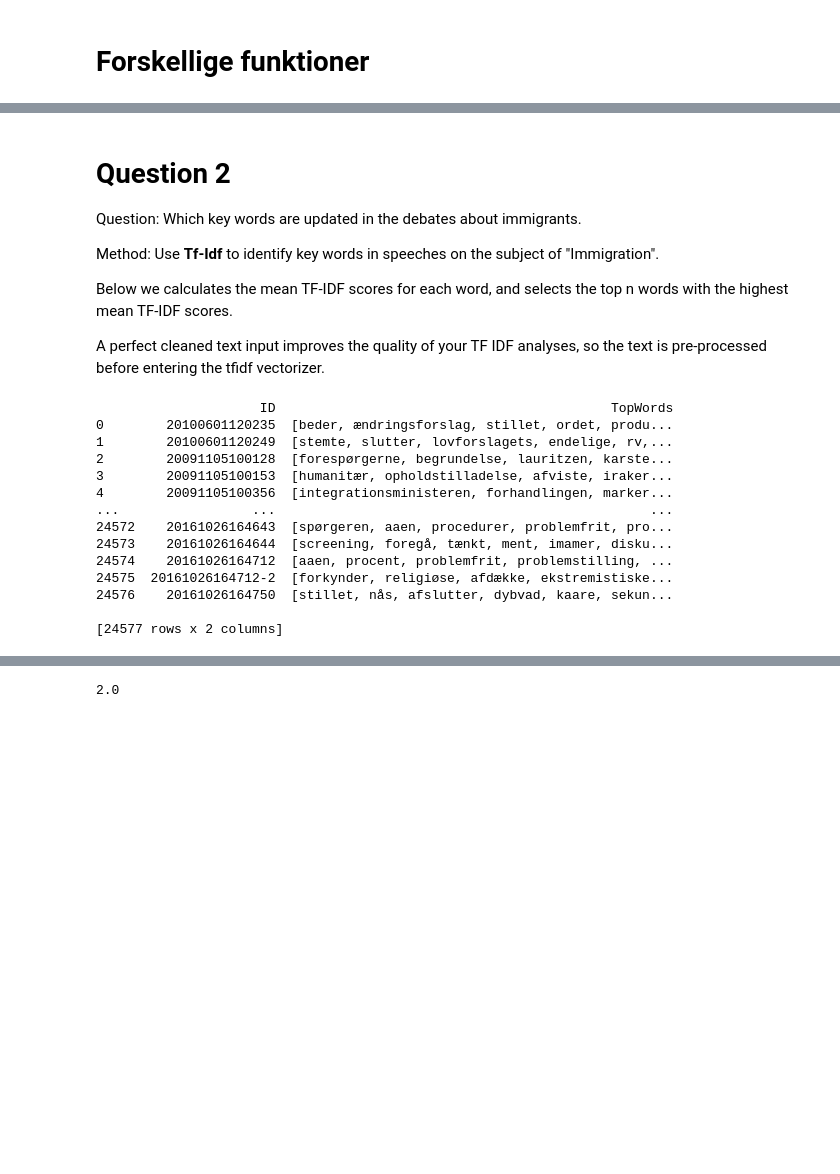
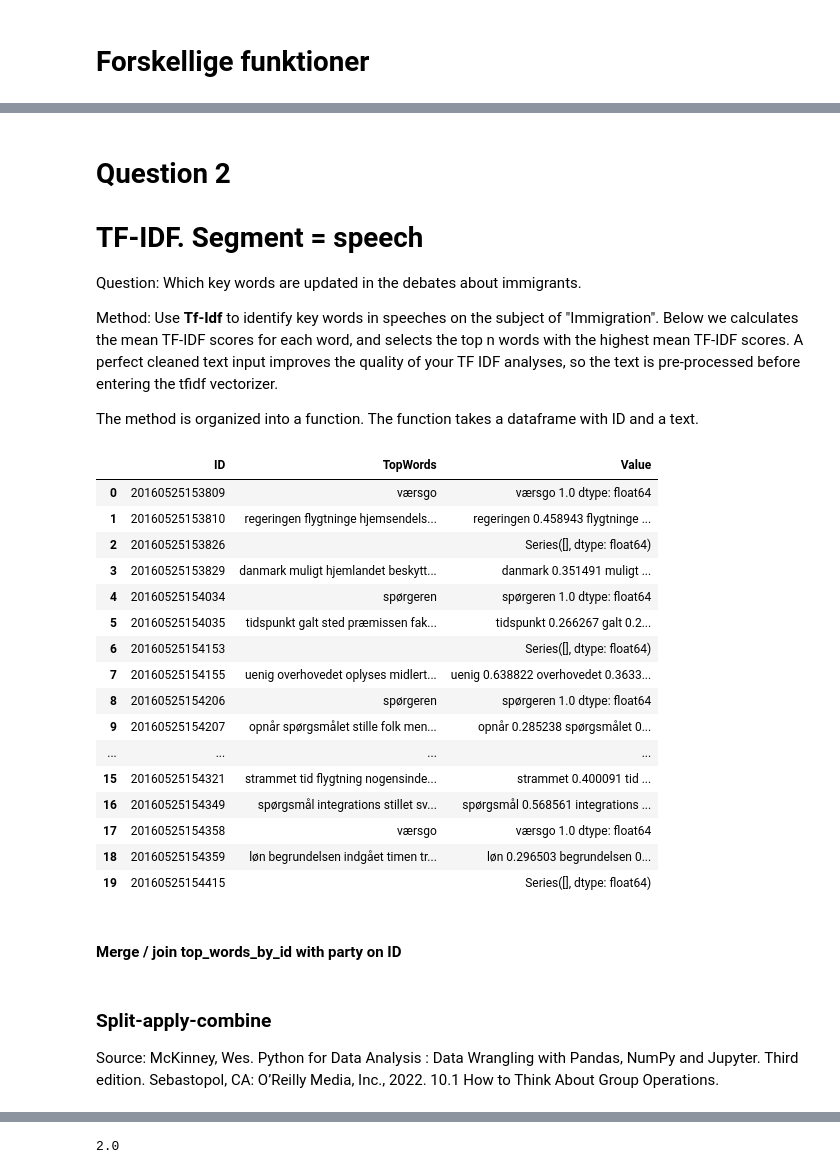
Before and after one commit to lrskjr/digital-data-analysis-itu, a Jupyter notebook: code/Lars/exam project 1.ipynb, the cells around one changed output, grey strips where cells are left out. Cells and saved outputs as stored; diff of their text form; code cells hidden in the pictures; blank space fills up the shorter version.

```diff
--- a/code/Lars/exam project 1.ipynb
+++ b/code/Lars/exam project 1.ipynb
@@ -280,15 +281,15 @@ result_dataframe
 | 19 | 20100531101249 | 1.000000 | 8.000000 | [(Fru, PROPN), (Line, PROPN), (Ba... | {'PROPN': 3, 'ADP': 1, 'DET': 1, ... | {'fru': 1, 'line': 1, 'barfod': 1... |
 # %% [markdown]
 # Question 2
+# TF-IDF. Segment = speech
 
 Question: Which key words are updated in the debates about immigrants.
 
 Method: Use **Tf-Idf** to identify key words in speeches on the subject of "Immigration".
+Below we calculates the mean TF-IDF scores for each word, and selects the top n words with the highest mean TF-IDF scores.
+A perfect cleaned text input improves the quality of your TF IDF analyses, so the text is pre-processed before entering the tfidf vectorizer.
 
-
-Below we calculates the mean TF-IDF scores for each word, and selects the top n words with the highest mean TF-IDF scores.
-
-A perfect cleaned text input improves the quality of your TF IDF analyses, so the text is pre-processed before entering the tfidf vectorizer.
+The method is organized into a function. The function takes a dataframe with ID and a text.
 # %%
 import pandas as pd
 from sklearn.feature_extraction.text import TfidfVectorizer
@@ -336,13 +337,16 @@ def get_most_specific_words(df, n=20):
         current_id_df = tfidf_df[df['ID'] == unique_id]
 
         # Calculate the mean TF-IDF score for each word
-        mean_tfidf_scores = current_id_df.mean()
+        mean_tfidf_scores = current_id_df.mean() # Hvorfor mean?
 
         # Sort the words by mean TF-IDF score in descending order
-        top_words = mean_tfidf_scores.sort_values(ascending=False).head(n)
+        top_words_scores = mean_tfidf_scores.sort_values(ascending=False).head(n)
 
-        # Create a new DataFrame for the current ID and top words
-        id_top_words_df = pd.DataFrame({'ID': [unique_id], 'TopWords': [top_words.index.tolist()]})
+        # Store words with TF-IDF score higher than zero
+        top_words = top_words_scores[top_words_scores.values > 0]
+
+        # Create a new DataFrame for the current ID, top words, and topwords and values
+        id_top_words_df = pd.DataFrame({'ID': [unique_id], 'TopWords': [' '.join(top_words.index.tolist())], 'Value': [top_words]})
 
         # Concatenate the current ID's top words with the result DataFrame
         top_words_df = pd.concat([top_words_df, id_top_words_df], ignore_index=True)
@@ -350,23 +354,8 @@ def get_most_specific_words(df, n=20):
     return top_words_df
 
 # Use the functions
-input_data = df[df['Subject 1'] == 'Immigration']
+input_data = df[df['samling'] == 20151]
+input_data = input_data[input_data['Subject 1'] == 'Immigration'].head(20)
 input_data = input_data[['ID', 'Text']].reset_index(drop=True)
 
 top_words_by_id = get_most_specific_words(input_data)
-print(top_words_by_id)
-# %% [output]
-                     ID                                           TopWords
-0        20100601120235  [beder, ændringsforslag, stillet, ordet, produ...
-1        20100601120249  [stemte, slutter, lovforslagets, endelige, rv,...
-2        20091105100128  [forespørgerne, begrundelse, lauritzen, karste...
-3        20091105100153  [humanitær, opholdstilladelse, afviste, iraker...
-4        20091105100356  [integrationsministeren, forhandlingen, marker...
-...                 ...                                                ...
-24572    20161026164643  [spørgeren, aaen, procedurer, problemfrit, pro...
-24573    20161026164644  [screening, foregå, tænkt, ment, imamer, disku...
-24574    20161026164712  [aaen, procent, problemfrit, problemstilling, ...
-24575  20161026164712-2  [forkynder, religiøse, afdække, ekstremistiske...
-24576    20161026164750  [stillet, nås, afslutter, dybvad, kaare, sekun...
-
-[24577 rows x 2 columns]
@@ -374,0 +362,22 @@ top_words_by_id.to_csv('top_words_by_id.csv', index=False)
+# %%
+top_words_by_id
+# %% [output]
+|  | ID | TopWords | Value |
+| 0 | 20160525153809 | værsgo | værsgo 1.0 dtype: float64 |
+| 1 | 20160525153810 | regeringen flygtninge hjemsendels... | regeringen 0.458943 flygtninge ... |
+| 2 | 20160525153826 |  | Series([], dtype: float64) |
+| 3 | 20160525153829 | danmark muligt hjemlandet beskytt... | danmark 0.351491 muligt ... |
+| 4 | 20160525154034 | spørgeren | spørgeren 1.0 dtype: float64 |
+| 5 | 20160525154035 | tidspunkt galt sted præmissen fak... | tidspunkt 0.266267 galt 0.2... |
+| 6 | 20160525154153 |  | Series([], dtype: float64) |
+| 7 | 20160525154155 | uenig overhovedet oplyses midlert... | uenig 0.638822 overhovedet 0.3633... |
+| 8 | 20160525154206 | spørgeren | spørgeren 1.0 dtype: float64 |
+| 9 | 20160525154207 | opnår spørgsmålet stille folk men... | opnår 0.285238 spørgsmålet 0... |
+| ... | ... | ... | ... |
+| 15 | 20160525154321 | strammet tid flygtning nogensinde... | strammet 0.400091 tid ... |
+| 16 | 20160525154349 | spørgsmål integrations stillet sv... | spørgsmål 0.568561 integrations ... |
+| 17 | 20160525154358 | værsgo | værsgo 1.0 dtype: float64 |
+| 18 | 20160525154359 | løn begrundelsen indgået timen tr... | løn 0.296503 begrundelsen 0... |
+| 19 | 20160525154415 |  | Series([], dtype: float64) |
+# %% [markdown]
+#### Merge / join top_words_by_id with party on ID
@@ -374,0 +388,4 @@ top_words_by_id.to_csv('top_words_by_id.csv', index=False)
+# %% [markdown]
+### Split-apply-combine
+
+Source: McKinney, Wes. Python for Data Analysis : Data Wrangling with Pandas, NumPy and Jupyter. Third edition. Sebastopol, CA: O’Reilly Media, Inc., 2022. 10.1 How to Think About Group Operations.
```
Also changed, not shown: parts of 17 cells of this notebook, 9 other files.
